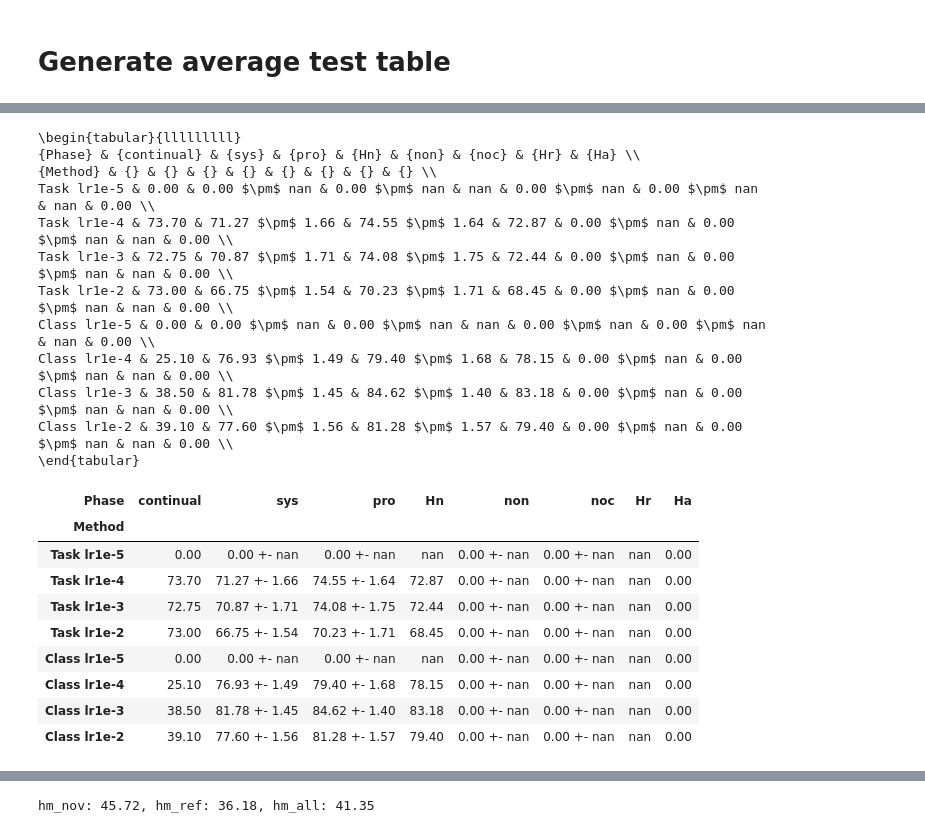
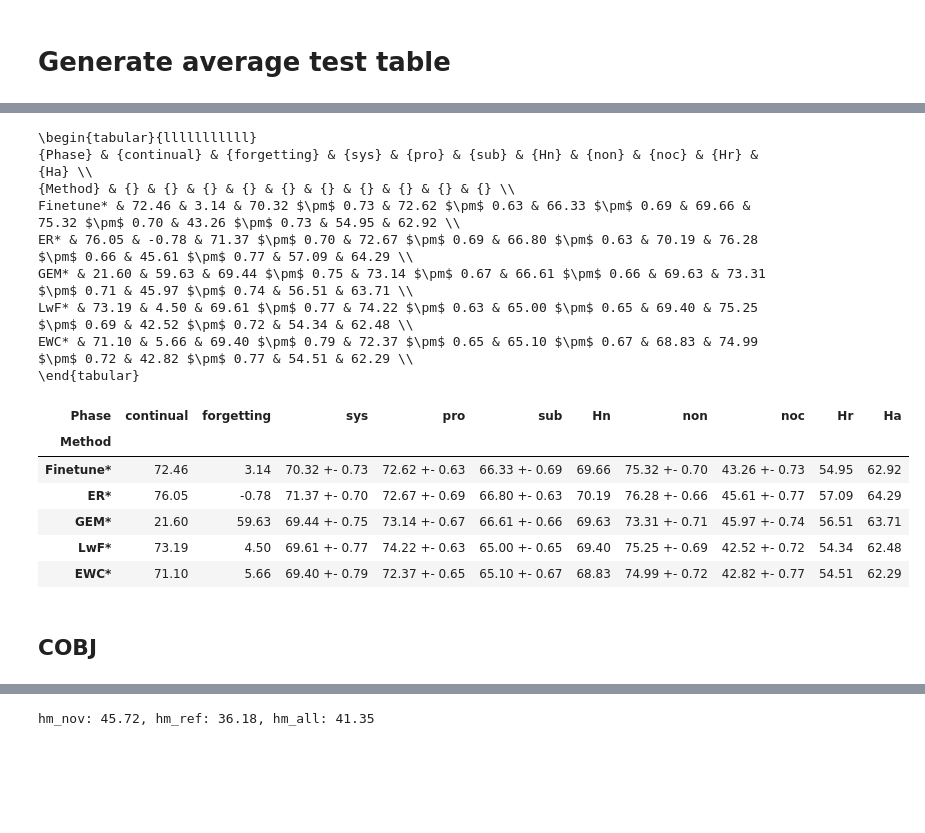
Before and after one commit to liaoweiduo/continual-learning-baselines, a Jupyter notebook: experiments/analysis/generate_result_table.ipynb, the cells around one changed output, grey strips where cells are left out. Saved outputs shown, nothing was run; the diff lists cells and outputs as text; code cells hidden in the pictures; blank space fills up the shorter version.

```diff
--- a/experiments/analysis/generate_result_table.ipynb
+++ b/experiments/analysis/generate_result_table.ipynb
@@ -13,7 +13,7 @@ import plotly.graph_objs as go
 
 def get_accs(exp_name, mode='sys', project_name='CGQA', name='Top1_Acc_Stream/eval_phase/test_stream', index=''):
 
-    if mode == 'continual':
+    if mode in ['continual', 'forgetting']:
         if not os.path.exists(os.path.join('../../../avalanche-experiments', project_name, exp_name, f'results-{exp_name}{index}.npy')):
             return np.array([0])
 
@@ -60,9 +73,30 @@ Test acc: [0.18  0.138 0.127 0.192 0.227 0.316 0.313 0.384 0.884 0.1  ]
 # %%
+
+return_task_id = False
+num_experiments = 3      # 1 for MT, 3 for others
+num_tasks = 3            # all for 3
+exp_name = 'HT-ewc-tsk_False-lr0_00053-lambda10'
+
+# cobj
+# 'HT-MT-3tasks-naive-tsk_True-lr0_001', 'HT-MT-3tasks-naive-tsk_False-lr0_001',
+# # 'HT-MT-naive-tsk_True-lr0_00231', 'HT-MT-naive-tsk_False-lr0_00123',    # 10tasks
+# 'HT-naive-tsk_True-lr0_001', 'HT-naive-tsk_False-lr0_001',
+# 'HT-er-tsk_True-lr0_01', 'HT-er-tsk_False-lr0_01',
+# 'HT-gem-tsk_True-lr0_001-p16-m0_3', 'HT-gem-tsk_False-lr0_001-p256-m0_00139',
+# 'HT-lwf-tsk_True-lr0_001-a1-t2', 'HT-lwf-tsk_False-lr0_001-a1-t1_52',
+# 'HT-ewc-tsk_True-lr0_01-lambda100', 'HT-ewc-tsk_False-lr0_00053-lambda10',
+
+results = []
+for task_id in range(num_experiments):
+    postfix = f'-{task_id}' if 'MT' not in exp_name else ''
+    result = np.load(os.path.join('../../../avalanche-experiments', 'COBJ', exp_name, f'results-{exp_name}{postfix}.npy'), allow_pickle=True)
+    results.append(result[-1])
+
 '''collect exps'''
 collected_data = []
 
 for exp_id, exp_results in enumerate(results):     # all ten results
-    for task_id in range(10):
+    for task_id in range(num_tasks):
         if return_task_id:
             task_id_str = '%03d' % task_id    # task-il: 000 -> 009
         else:
@@ -314,53 +345,49 @@ for exp in exps_dis:
     mean_dict = {}
     for mode in modes:
         acc_list = collected_data[(collected_data['Method'] == exp) & (collected_data['Phase'] == mode)]['Accuracy']
         mean = acc_list.mean()
         mean_dict[mode] = mean
         ci95 = 1.96 * (acc_list.std()/np.sqrt(len(acc_list)))
-        acc_str = f'{mean*100:.2f} +- {ci95*100:.2f}' if mode != 'continual' else f'{mean*100:.2f}'
+        acc_str = f'{mean*100:.2f} +- {ci95*100:.2f}' if mode not in ['continual', 'forgetting'] else f'{mean*100:.2f}'
         data.append(pd.DataFrame({'Method': exp, 'Phase': mode, 'mean': mean, 'ci95': ci95, 'str': acc_str}, index=[0]))
 
     # 3x1*x2*x3/(x1*x2+x1*x3+x2*x3)
     hm_nov = 3 * mean_dict['sys'] * mean_dict['pro'] * mean_dict['sub'] / (mean_dict['sys'] * mean_dict['pro'] + mean_dict['sys'] * mean_dict['sub'] + mean_dict['pro'] * mean_dict['sub'])
     data.append(pd.DataFrame({'Method': exp, 'Phase': f'Hn', 'str': f'{hm_nov*100:.2f}'}, index=[0]))
 
     # 2x1*x2/(x1+x2)
     hm_ref = 2 * mean_dict['non'] * mean_dict['noc'] / (mean_dict['non'] + mean_dict['noc'])
     data.append(pd.DataFrame({'Method': exp, 'Phase': f'Hr', 'str': f'{hm_ref*100:.2f}'}, index=[0]))
 
     hm_all = 5 / (1/mean_dict['sys'] + 1/mean_dict['pro'] + 1/mean_dict['sub'] + 1/mean_dict['non'] + 1/mean_dict['noc'])
     data.append(pd.DataFrame({'Method': exp, 'Phase': f'Ha', 'str': f'{hm_all*100:.2f}'}, index=[0]))
 
 data = pd.concat(data, ignore_index=True)
 # print(data)
 
 # to latex
 
 data = data.pivot(index='Method', values='str', columns='Phase')
-data = data[['continual', 'sys', 'pro', 'sub', 'Hn', 'non',  'noc', 'Hr', 'Ha']]
+data = data[['continual', 'forgetting', 'sys', 'pro', 'sub', 'Hn', 'non',  'noc', 'Hr', 'Ha']]
 data = data.reindex(exps_dis)
 print(data.style.to_latex().replace('+-', '$\\pm$'))
 data
 # %% [output]
-\begin{tabular}{lllllllll}
-{Phase} & {continual} & {sys} & {pro} & {Hn} & {non} & {noc} & {Hr} & {Ha} \\
-{Method} & {} & {} & {} & {} & {} & {} & {} & {} \\
-Task lr1e-5 & 0.00 & 0.00 $\pm$ nan & 0.00 $\pm$ nan & nan & 0.00 $\pm$ nan & 0.00 $\pm$ nan & nan & 0.00 \\
-Task lr1e-4 & 73.70 & 71.27 $\pm$ 1.66 & 74.55 $\pm$ 1.64 & 72.87 & 0.00 $\pm$ nan & 0.00 $\pm$ nan & nan & 0.00 \\
-Task lr1e-3 & 72.75 & 70.87 $\pm$ 1.71 & 74.08 $\pm$ 1.75 & 72.44 & 0.00 $\pm$ nan & 0.00 $\pm$ nan & nan & 0.00 \\
-Task lr1e-2 & 73.00 & 66.75 $\pm$ 1.54 & 70.23 $\pm$ 1.71 & 68.45 & 0.00 $\pm$ nan & 0.00 $\pm$ nan & nan & 0.00 \\
-Class lr1e-5 & 0.00 & 0.00 $\pm$ nan & 0.00 $\pm$ nan & nan & 0.00 $\pm$ nan & 0.00 $\pm$ nan & nan & 0.00 \\
-Class lr1e-4 & 25.10 & 76.93 $\pm$ 1.49 & 79.40 $\pm$ 1.68 & 78.15 & 0.00 $\pm$ nan & 0.00 $\pm$ nan & nan & 0.00 \\
-Class lr1e-3 & 38.50 & 81.78 $\pm$ 1.45 & 84.62 $\pm$ 1.40 & 83.18 & 0.00 $\pm$ nan & 0.00 $\pm$ nan & nan & 0.00 \\
-Class lr1e-2 & 39.10 & 77.60 $\pm$ 1.56 & 81.28 $\pm$ 1.57 & 79.40 & 0.00 $\pm$ nan & 0.00 $\pm$ nan & nan & 0.00 \\
+\begin{tabular}{lllllllllll}
+{Phase} & {continual} & {forgetting} & {sys} & {pro} & {sub} & {Hn} & {non} & {noc} & {Hr} & {Ha} \\
+{Method} & {} & {} & {} & {} & {} & {} & {} & {} & {} & {} \\
+Finetune* & 72.46 & 3.14 & 70.32 $\pm$ 0.73 & 72.62 $\pm$ 0.63 & 66.33 $\pm$ 0.69 & 69.66 & 75.32 $\pm$ 0.70 & 43.26 $\pm$ 0.73 & 54.95 & 62.92 \\
+ER* & 76.05 & -0.78 & 71.37 $\pm$ 0.70 & 72.67 $\pm$ 0.69 & 66.80 $\pm$ 0.63 & 70.19 & 76.28 $\pm$ 0.66 & 45.61 $\pm$ 0.77 & 57.09 & 64.29 \\
+GEM* & 21.60 & 59.63 & 69.44 $\pm$ 0.75 & 73.14 $\pm$ 0.67 & 66.61 $\pm$ 0.66 & 69.63 & 73.31 $\pm$ 0.71 & 45.97 $\pm$ 0.74 & 56.51 & 63.71 \\
+LwF* & 73.19 & 4.50 & 69.61 $\pm$ 0.77 & 74.22 $\pm$ 0.63 & 65.00 $\pm$ 0.65 & 69.40 & 75.25 $\pm$ 0.69 & 42.52 $\pm$ 0.72 & 54.34 & 62.48 \\
+EWC* & 71.10 & 5.66 & 69.40 $\pm$ 0.79 & 72.37 $\pm$ 0.65 & 65.10 $\pm$ 0.67 & 68.83 & 74.99 $\pm$ 0.72 & 42.82 $\pm$ 0.77 & 54.51 & 62.29 \\
 \end{tabular}
-| Phase | continual | sys | pro | Hn | non | noc | Hr | Ha |
-| Method |  |  |  |  |  |  |  |  |
-| Task lr1e-5 | 0.00 | 0.00 +- nan | 0.00 +- nan | nan | 0.00 +- nan | 0.00 +- nan | nan | 0.00 |
-| Task lr1e-4 | 73.70 | 71.27 +- 1.66 | 74.55 +- 1.64 | 72.87 | 0.00 +- nan | 0.00 +- nan | nan | 0.00 |
-| Task lr1e-3 | 72.75 | 70.87 +- 1.71 | 74.08 +- 1.75 | 72.44 | 0.00 +- nan | 0.00 +- nan | nan | 0.00 |
-| Task lr1e-2 | 73.00 | 66.75 +- 1.54 | 70.23 +- 1.71 | 68.45 | 0.00 +- nan | 0.00 +- nan | nan | 0.00 |
-| Class lr1e-5 | 0.00 | 0.00 +- nan | 0.00 +- nan | nan | 0.00 +- nan | 0.00 +- nan | nan | 0.00 |
-| Class lr1e-4 | 25.10 | 76.93 +- 1.49 | 79.40 +- 1.68 | 78.15 | 0.00 +- nan | 0.00 +- nan | nan | 0.00 |
-| Class lr1e-3 | 38.50 | 81.78 +- 1.45 | 84.62 +- 1.40 | 83.18 | 0.00 +- nan | 0.00 +- nan | nan | 0.00 |
-| Class lr1e-2 | 39.10 | 77.60 +- 1.56 | 81.28 +- 1.57 | 79.40 | 0.00 +- nan | 0.00 +- nan | nan | 0.00 |
+| Phase | continual | forgetting | sys | pro | sub | Hn | non | noc | Hr | Ha |
+| Method |  |  |  |  |  |  |  |  |  |  |
+| Finetune* | 72.46 | 3.14 | 70.32 +- 0.73 | 72.62 +- 0.63 | 66.33 +- 0.69 | 69.66 | 75.32 +- 0.70 | 43.26 +- 0.73 | 54.95 | 62.92 |
+| ER* | 76.05 | -0.78 | 71.37 +- 0.70 | 72.67 +- 0.69 | 66.80 +- 0.63 | 70.19 | 76.28 +- 0.66 | 45.61 +- 0.77 | 57.09 | 64.29 |
+| GEM* | 21.60 | 59.63 | 69.44 +- 0.75 | 73.14 +- 0.67 | 66.61 +- 0.66 | 69.63 | 73.31 +- 0.71 | 45.97 +- 0.74 | 56.51 | 63.71 |
+| LwF* | 73.19 | 4.50 | 69.61 +- 0.77 | 74.22 +- 0.63 | 65.00 +- 0.65 | 69.40 | 75.25 +- 0.69 | 42.52 +- 0.72 | 54.34 | 62.48 |
+| EWC* | 71.10 | 5.66 | 69.40 +- 0.79 | 72.37 +- 0.65 | 65.10 +- 0.67 | 68.83 | 74.99 +- 0.72 | 42.82 +- 0.77 | 54.51 | 62.29 |
+# %% [markdown]
+## COBJ
```
Also changed, not shown: parts of 10 cells of this notebook, 17 other files.
